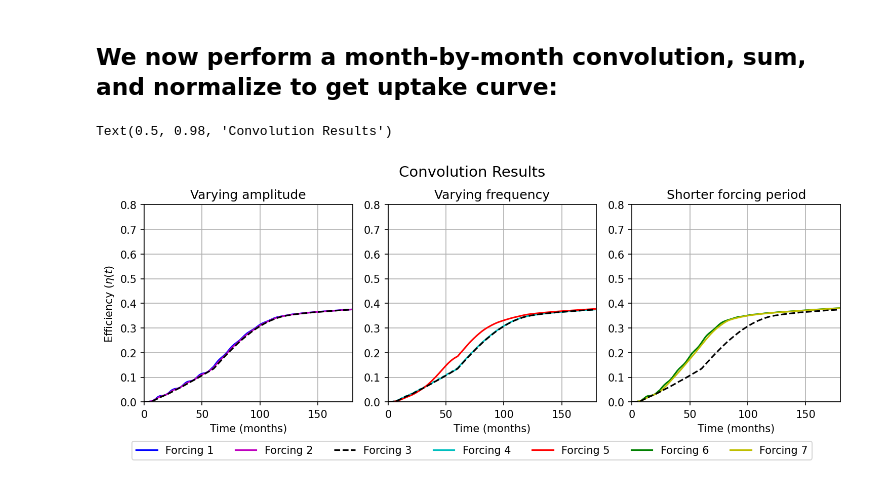
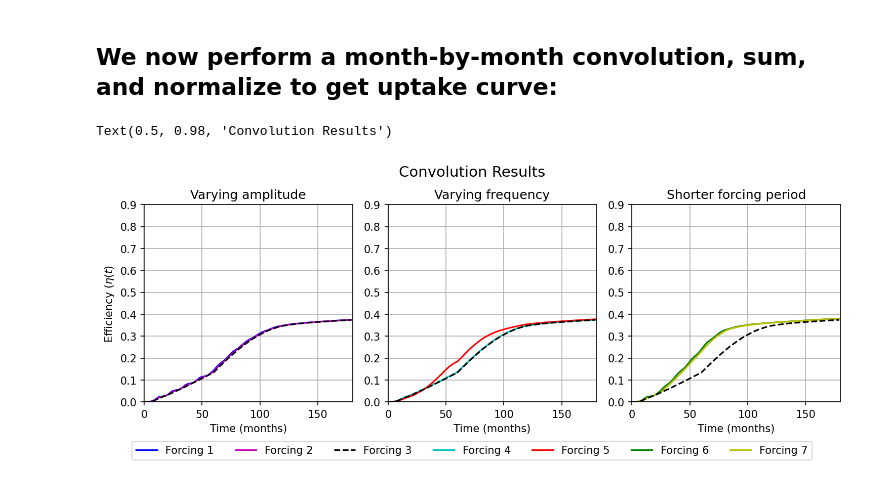
Before and after one commit to CWorthy-ocean/IRF_Method, a Jupyter notebook: IRF_Convolution_Notebook.ipynb, the cells around one changed output. Drawn from its saved outputs; the diff is of its cells as text; code cells hidden in the pictures.

```diff
--- a/IRF_Convolution_Notebook.ipynb
+++ b/IRF_Convolution_Notebook.ipynb
@@ -112,20 +103,22 @@ Text(0.5, 1.0, 'Monthly IRFs for Polygon 0')
 # %%
 fig=plt.figure(figsize=(10,4),dpi=150)
 
-ftime = np.linspace(0,179,180)# generate time series for 15 years, 180 months
+ftime = np.linspace(0,IRF_length-1,IRF_length)
+len_t = nyears*12
 
-option_1 = np.sin(5*ftime*2*np.pi/(60))+1;     option_1[61:]=0.;
-option_2 = np.sin(5*ftime*2*np.pi/(60))*0.5+1; option_2[61:]=0.;
-option_3 = ftime*0+1; option_3[61:]=0.;        option_3[61:]=0.;
+#Can modify any of these forcing options
+option_1 = np.sin(nyears*ftime*2*np.pi/(len_t))+1;     option_1[len_t+1:]=0.;
+option_2 = np.sin(nyears*ftime*2*np.pi/(len_t))*0.5+1; option_2[len_t+1:]=0.;
+option_3 = ftime*0+1; option_3[len_t+1:]=0.;           option_3[len_t+1:]=0.;
 
-option_4 = np.sin(15*ftime*2*np.pi/(60))+1;    option_4[61:]=0.;
-option_5 = np.sin(1*ftime*2*np.pi/(60))+1;     option_5[61:]=0.;
+option_4 = np.sin(15*ftime*2*np.pi/(len_t))+1;         option_4[len_t+1:]=0.;
+option_5 = np.sin(1*ftime*2*np.pi/(len_t))+1;          option_5[len_t+1:]=0.;
 
-option_6 = np.sin(5*ftime*2*np.pi/(60))+1; option_6[25:]=0
+option_6 = np.sin(5*ftime*2*np.pi/(len_t))+1;          option_6[25:]=0
 option_7 = ftime*0+1; option_7[25:]=0
 
 
-yhi = 2; xhi = 60
+yhi = 2; xhi = len_t
 ax1=plt.subplot(1,3,1)
 plt.plot(ftime,option_1,'b',label='Forcing 1')
 plt.plot(ftime,option_2,'m',label='Forcing 2')
@@ -197,38 +190,38 @@ for i in range(0,60):
 # %%
 fig=plt.figure(figsize=(10,4),dpi=150)
 
-yhi = .8; xhi = 180
+yhi = .9; xhi = IRF_length
 plt.subplot(1,3,1)
-plt.plot(ftime,convolution_1/np.cumsum(option_1)/60,'b',label= 'Forcing 1') #normalize by length of time in months forcing is applied
-plt.plot(ftime,convolution_2/np.cumsum(option_2)/60,'m', label= 'Forcing 2')
-plt.plot(ftime,convolution_3/np.cumsum(option_3)/60,'--k', label= 'Forcing 3')
+plt.plot(ftime,convolution_1/np.cumsum(option_1)/len_t,'b',label= 'Forcing 1') #normalize by length of time in months forcing is applied
+plt.plot(ftime,convolution_2/np.cumsum(option_2)/len_t,'m', label= 'Forcing 2')
+plt.plot(ftime,convolution_3/np.cumsum(option_3)/len_t,'--k', label= 'Forcing 3')
 plt.grid('on'); plt.xlim([0,xhi]); plt.ylim([0,yhi]);
 plt.xlabel('Time (months)'); plt.ylabel('Efficiency ($\eta(t)$')
 plt.title('Varying amplitude')
 
 plt.subplot(1,3,2)
-plt.plot(ftime,convolution_4/np.cumsum(option_4)/60,'c', label= 'Forcing 4')
-plt.plot(ftime,convolution_5/np.cumsum(option_5)/60,'r', label= 'Forcing 5')
-plt.plot(ftime,convolution_3/np.cumsum(option_3)/60,'--k')
+plt.plot(ftime,convolution_4/np.cumsum(option_4)/len_t,'c', label= 'Forcing 4')
+plt.plot(ftime,convolution_5/np.cumsum(option_5)/len_t,'r', label= 'Forcing 5')
+plt.plot(ftime,convolution_3/np.cumsum(option_3)/len_t,'--k')
 
 plt.grid('on'); plt.xlim([0,xhi]); plt.ylim([0,yhi]);
 plt.xlabel('Time (months)');
 plt.title('Varying frequency')
 
 plt.subplot(1,3,3)
-plt.plot(ftime,convolution_6/np.cumsum(option_6)/60,'g',label= 'Forcing 6')
-plt.plot(ftime,convolution_7/np.cumsum(option_7)/60,'y', label= 'Forcing 7')
-plt.plot(ftime,convolution_3/np.cumsum(option_3)/60,'--k')
+plt.plot(ftime,convolution_6/np.cumsum(option_6)/len_t,'g',label= 'Forcing 6')
+plt.plot(ftime,convolution_7/np.cumsum(option_7)/len_t,'y', label= 'Forcing 7')
+plt.plot(ftime,convolution_3/np.cumsum(option_3)/len_t,'--k')
 
 plt.grid('on'); plt.xlim([0,xhi]); plt.ylim([0,yhi]);
 plt.xlabel('Time (months)');
 plt.title('Shorter forcing period')
 
 fig.legend(loc="lower center",ncol=7)
 plt.tight_layout()
 plt.subplots_adjust(bottom=0.2,top=0.85)
 plt.suptitle('Convolution Results',fontsize=14)
 #plt.savefig('fig2.png')
 # %% [output]
 Text(0.5, 0.98, 'Convolution Results')
-[figure, old version]
+[figure, new version]
```
Also changed, not shown: parts of 6 cells of this notebook.
